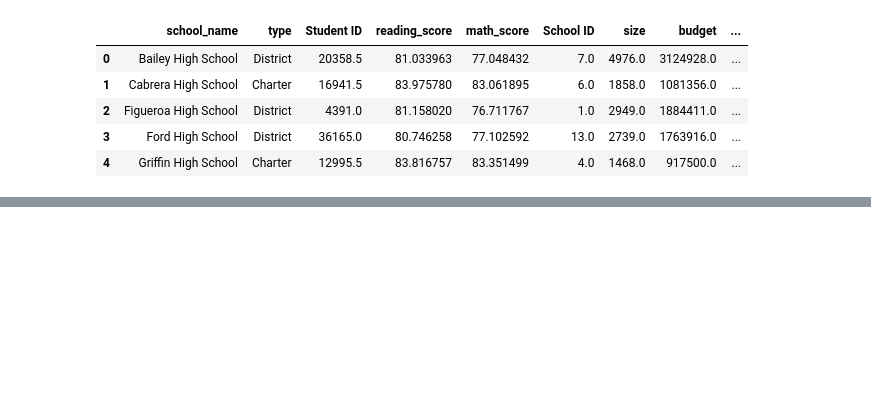
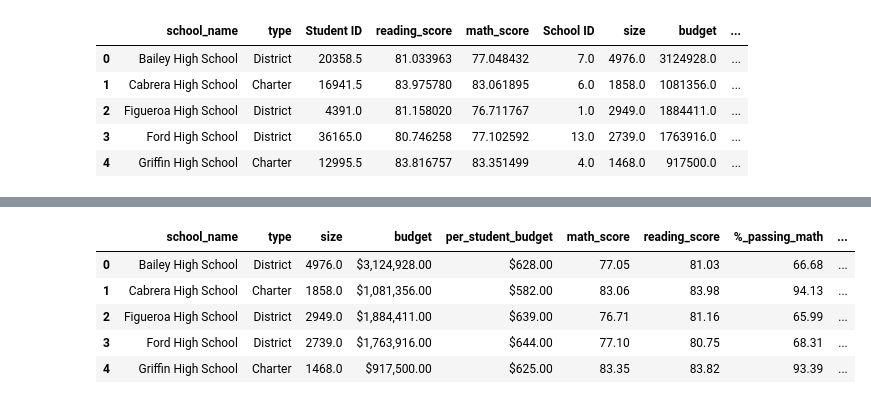
Before and after one commit to JAlvarado23A/District_Analysis, a Jupyter notebook: City_School_Analysis.ipynb, the cells around one changed output, grey strips where cells are left out. Saved outputs shown, nothing was run; the diff lists cells and outputs as text; code cells hidden in the pictures; blank space fills up the shorter version.

```diff
--- a/City_School_Analysis.ipynb
+++ b/City_School_Analysis.ipynb
@@ -141,0 +142,27 @@ school_df.head()
+# %%
+# Format columns with for currency and percent
+
+# create function to convert columns to currentcy
+def format_curr(x):
+    return "${0:,.2f}".format(x)
+
+# apply function on two columns
+school_df['budget'] = school_df['budget'].apply(format_curr)
+school_df['per_student_budget'] = school_df['per_student_budget'].apply(format_curr)
+
+# Multiply by 100 and round to two sigfigs for % columns
+school_df['%_passing_math'] = round(school_df['%_passing_math'] * 100, 2)
+school_df['%_passing_reading'] = round(school_df['%_passing_reading'] * 100, 2)
+school_df['%_Overall_Passing'] = round(school_df['%_Overall_Passing'] * 100, 2)
+
+# Rouond to two sigfigs for math and reading scores
+school_df['math_score'] = round(school_df['math_score'], 2)
+school_df['reading_score'] = round(school_df['reading_score'] , 2)
+school_df.head()
+# %% [output]
+|  | school_name | type | size | budget | per_student_budget | math_score | reading_score | %_passing_math | ... |
+| 0 | Bailey High School | District | 4976.0 | $3,124,928.00 | $628.00 | 77.05 | 81.03 | 66.68 | ... |
+| 1 | Cabrera High School | Charter | 1858.0 | $1,081,356.00 | $582.00 | 83.06 | 83.98 | 94.13 | ... |
+| 2 | Figueroa High School | District | 2949.0 | $1,884,411.00 | $639.00 | 76.71 | 81.16 | 65.99 | ... |
+| 3 | Ford High School | District | 2739.0 | $1,763,916.00 | $644.00 | 77.10 | 80.75 | 68.31 | ... |
+| 4 | Griffin High School | Charter | 1468.0 | $917,500.00 | $625.00 | 83.35 | 83.82 | 93.39 | ... |
```
Also changed, not shown: parts of 16 cells of this notebook.
